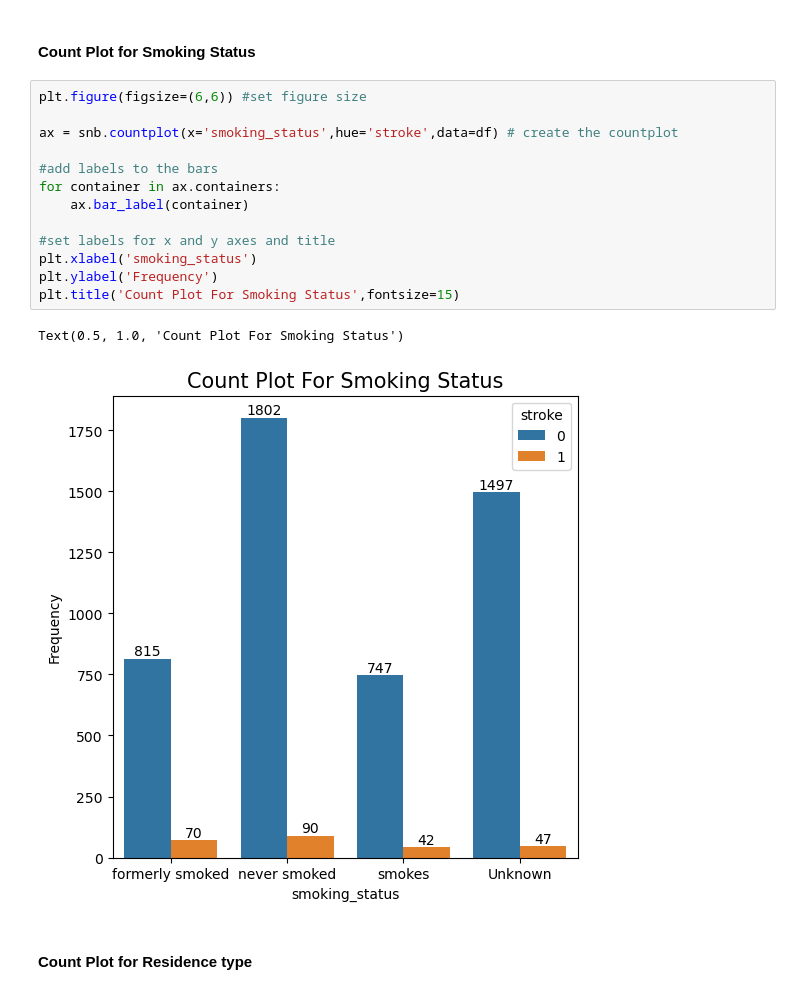
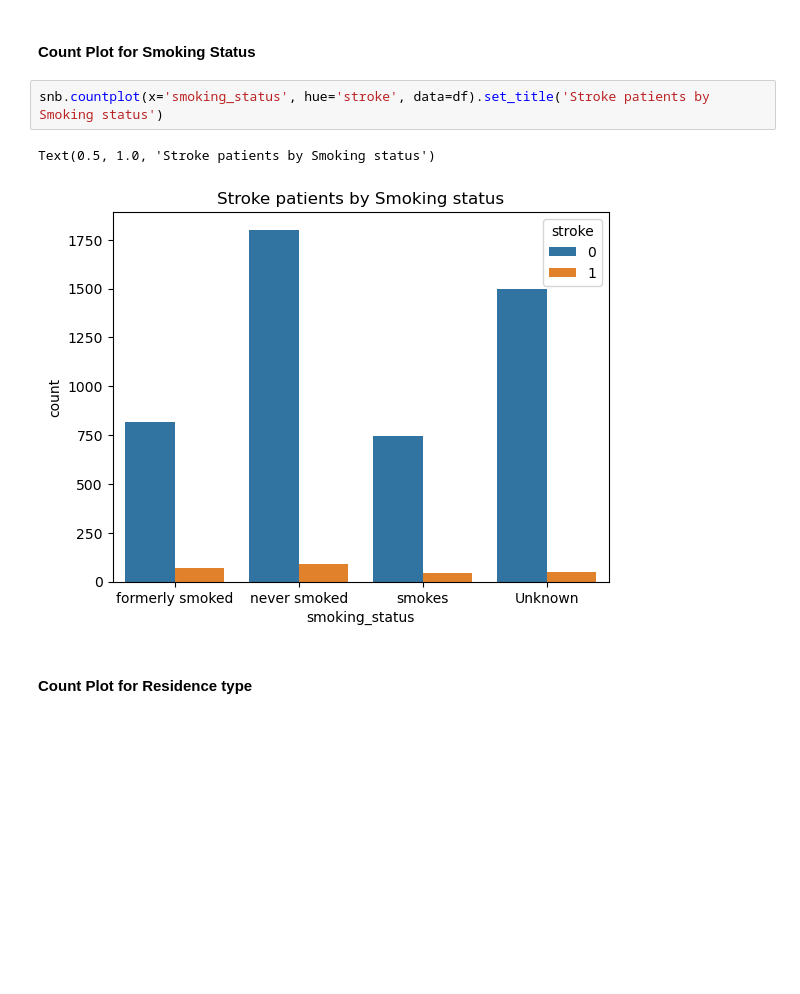
Before and after one commit to HChandeepa/Stroke-Risk-Prediction-System-A_Machine_Learning_Approach, a Jupyter notebook: Stroke.ipynb, the cells around one changed output. Cells and saved outputs as stored; diff of their text form; blank space fills up the shorter version.

Commit message:
plot changes

```diff
--- a/Stroke.ipynb
+++ b/Stroke.ipynb
@@ -65,21 +65,10 @@ df.describe()
 ### Data Visualization
 # %% [markdown]
 #### Count Plot for Smoking Status
-# %%
-plt.figure(figsize=(6,6)) #set figure size
-
-ax = snb.countplot(x='smoking_status',hue='stroke',data=df) # create the countplot
-
-#add labels to the bars
-for container in ax.containers:
-    ax.bar_label(container)
-
-#set labels for x and y axes and title
-plt.xlabel('smoking_status')
-plt.ylabel('Frequency')
-plt.title('Count Plot For Smoking Status',fontsize=15)
-# %% [output]
-Text(0.5, 1.0, 'Count Plot For Smoking Status')
-[figure, removed]
+# %%
+snb.countplot(x='smoking_status', hue='stroke', data=df).set_title('Stroke patients by Smoking status')
+# %% [output]
+Text(0.5, 1.0, 'Stroke patients by Smoking status')
+[figure, added]
 # %% [markdown]
 #### Count Plot for Residence type
```
Also changed, not shown: parts of 10 cells of this notebook.
